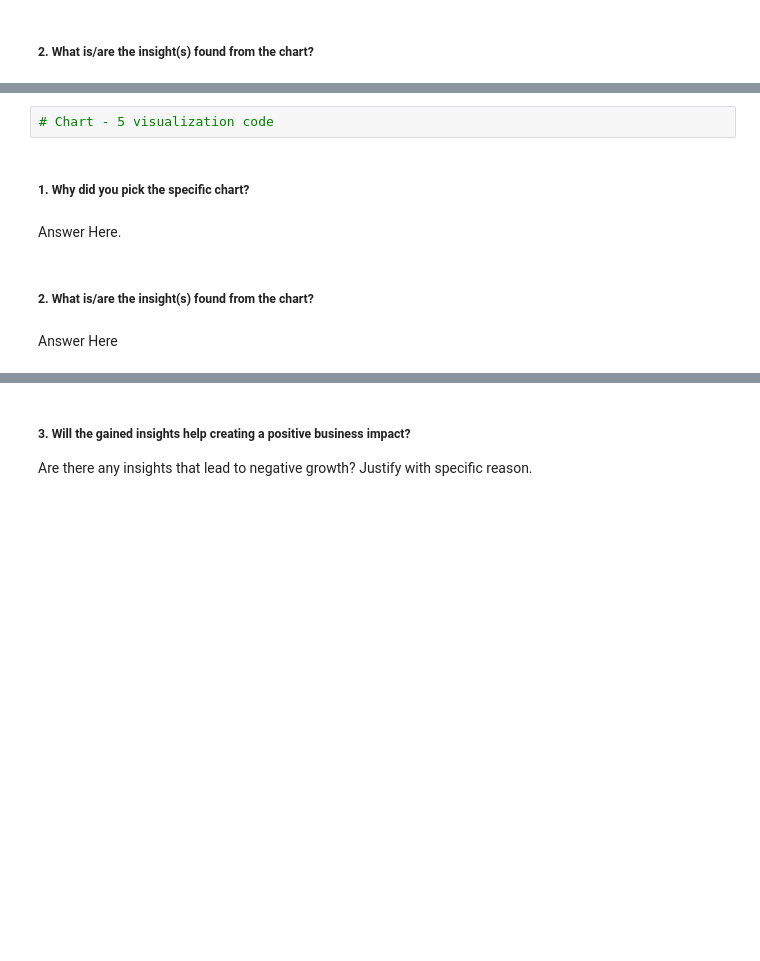
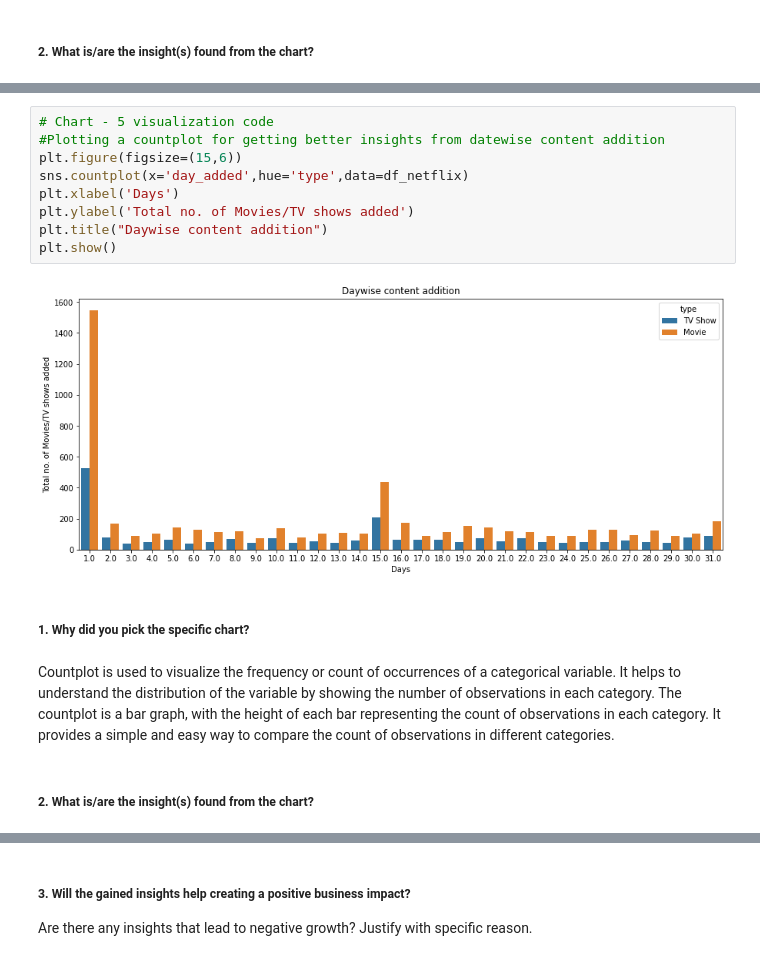
Before and after one commit to shivashukla02/Netflix-Movies-and-TV-Show-Clustering-Unsupervised, a Jupyter notebook: Netflix_Movies_and_TV_Show_Clustering_unsupervised.ipynb, the cells around one changed output, grey strips where cells are left out. Cells and saved outputs as stored; diff of their text form; blank space fills up the shorter version.

```diff
--- a/Netflix_Movies_and_TV_Show_Clustering_unsupervised.ipynb
+++ b/Netflix_Movies_and_TV_Show_Clustering_unsupervised.ipynb
@@ -404,10 +460,17 @@ Answer Here
-# %%
-# Chart - 5 visualization code
+# %%
+# Chart - 5 visualization code
+#Plotting a countplot for getting better insights from datewise content addition
+plt.figure(figsize=(15,6))
+sns.countplot(x='day_added',hue='type',data=df_netflix)
+plt.xlabel('Days')
+plt.ylabel('Total no. of Movies/TV shows added')
+plt.title("Daywise content addition")
+plt.show()
+# %% [output]
+[figure, added]
 # %% [markdown]
 ##### 1. Why did you pick the specific chart?
-# %% [markdown]
-Answer Here.
+# %% [markdown]
+Countplot is used to visualize the frequency or count of occurrences of a categorical variable. It helps to understand the distribution of the variable by showing the number of observations in each category. The countplot is a bar graph, with the height of each bar representing the count of observations in each category. It provides a simple and easy way to compare the count of observations in different categories.
 # %% [markdown]
 ##### 2. What is/are the insight(s) found from the chart?
-# %% [markdown]
-Answer Here
```
Also changed, not shown: parts of 42 cells of this notebook.
